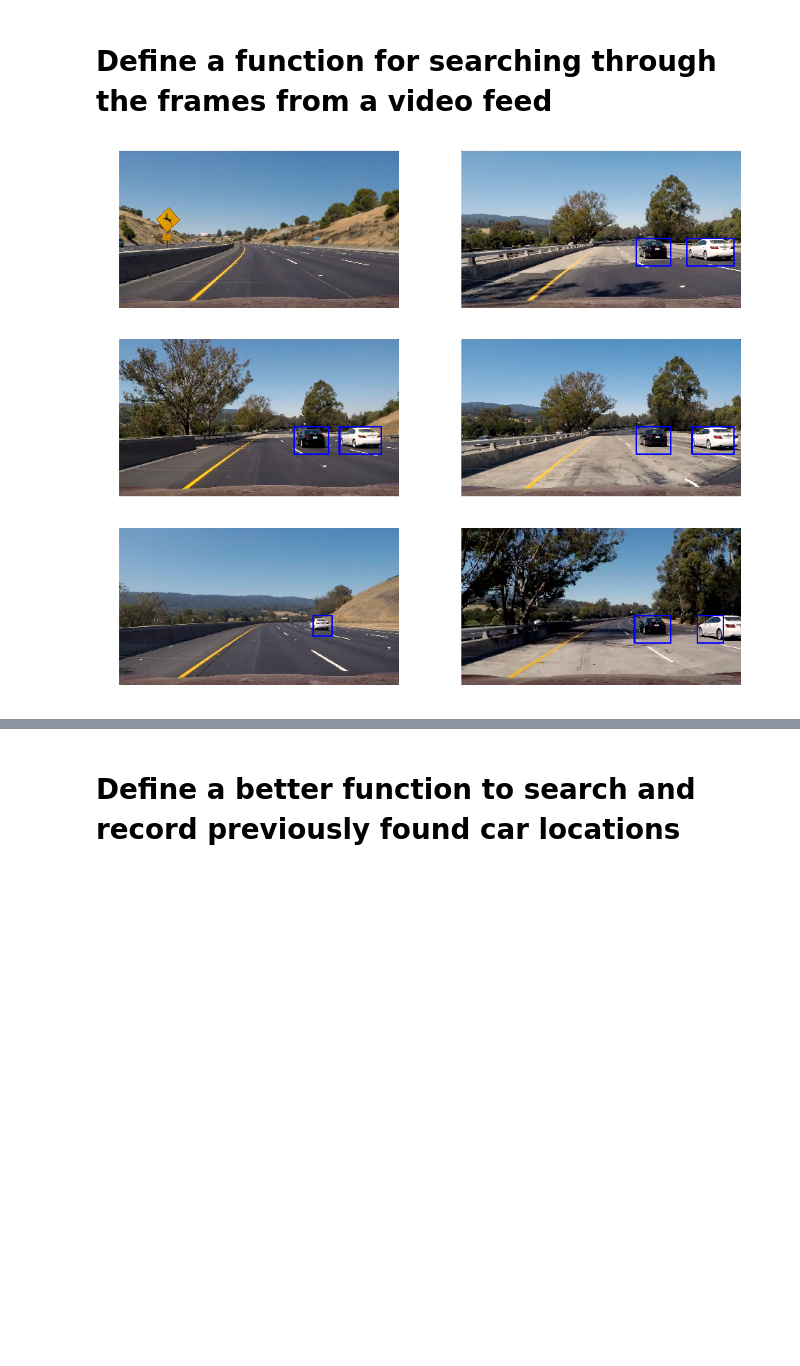
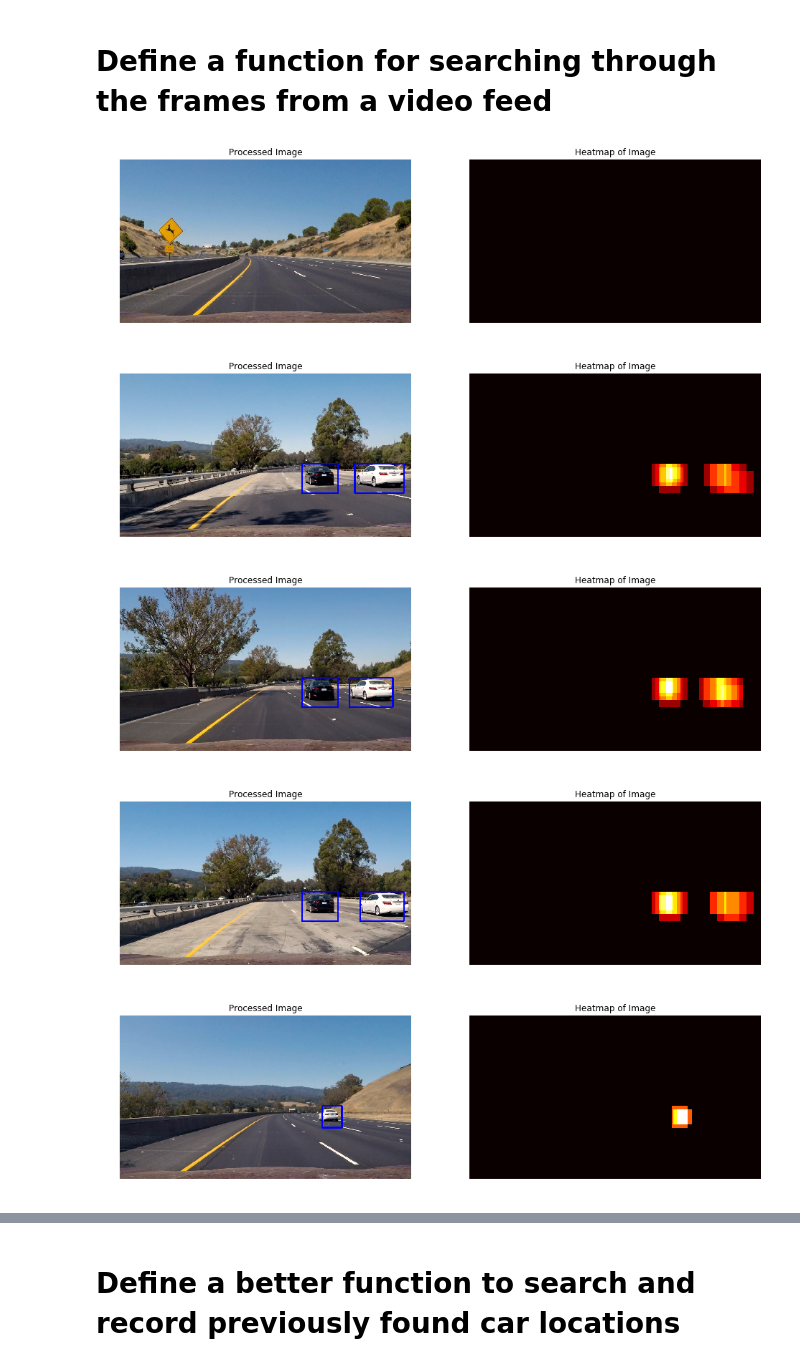
Before and after one commit to mfts/CarND-Vehicle-Detection-P5, a Jupyter notebook: pipeline.ipynb, the cells around one changed output, grey strips where cells are left out. Cells and saved outputs as stored; diff of their text form; code cells hidden in the pictures; blank space fills up the shorter version.

```diff
--- a/pipeline.ipynb
+++ b/pipeline.ipynb
@@ -599,7 +599,7 @@ fig.tight_layout()
 # Define a function for searching through the frames from a video feed
 # %%
 # process frame for video
-def process(img):
+def process(img, show_heat=False):
     rects = []
 
     ystart = 400
@@ -653,16 +653,26 @@ def process(img):
     labels = label(heatmap)
     annotated_img = draw_labeled_bboxes(np.copy(img), labels)
 
-    return annotated_img
+    if show_heat == True:
+        return annotated_img, heatmap
+    else:
+        return annotated_img
 # %%
 test_images = glob.glob('./test_images/test*.jpg')
 
-f, ax1 = plt.subplots(3, 2, figsize=(16,14))
-ax1 = ax1.ravel()
-
-for i, img in enumerate(test_images):
+for img in test_images:
+    f, (ax1,ax2) = plt.subplots(1,2, figsize=(16,14))
     img = mpimg.imread(img)
-    ax1[i].imshow(process(img))
-    ax1[i].axis('off')
+    processed_img, heatmap = process(img, show_heat=True)
+    ax1.imshow(processed_img)
+    ax1.axis('off')
+    ax1.set_title('Processed Image')
+    ax2.imshow(heatmap, cmap='hot')
+    ax2.axis('off')
+    ax2.set_title('Heatmap of Image')
 # %% [output]
-[figure, old version]
+[figure, new version]
+[figure, added]
+[figure, added]
+[figure, added]
+[figure, added]
```
Also changed, not shown: parts of 12 cells of this notebook, 2 other files.
